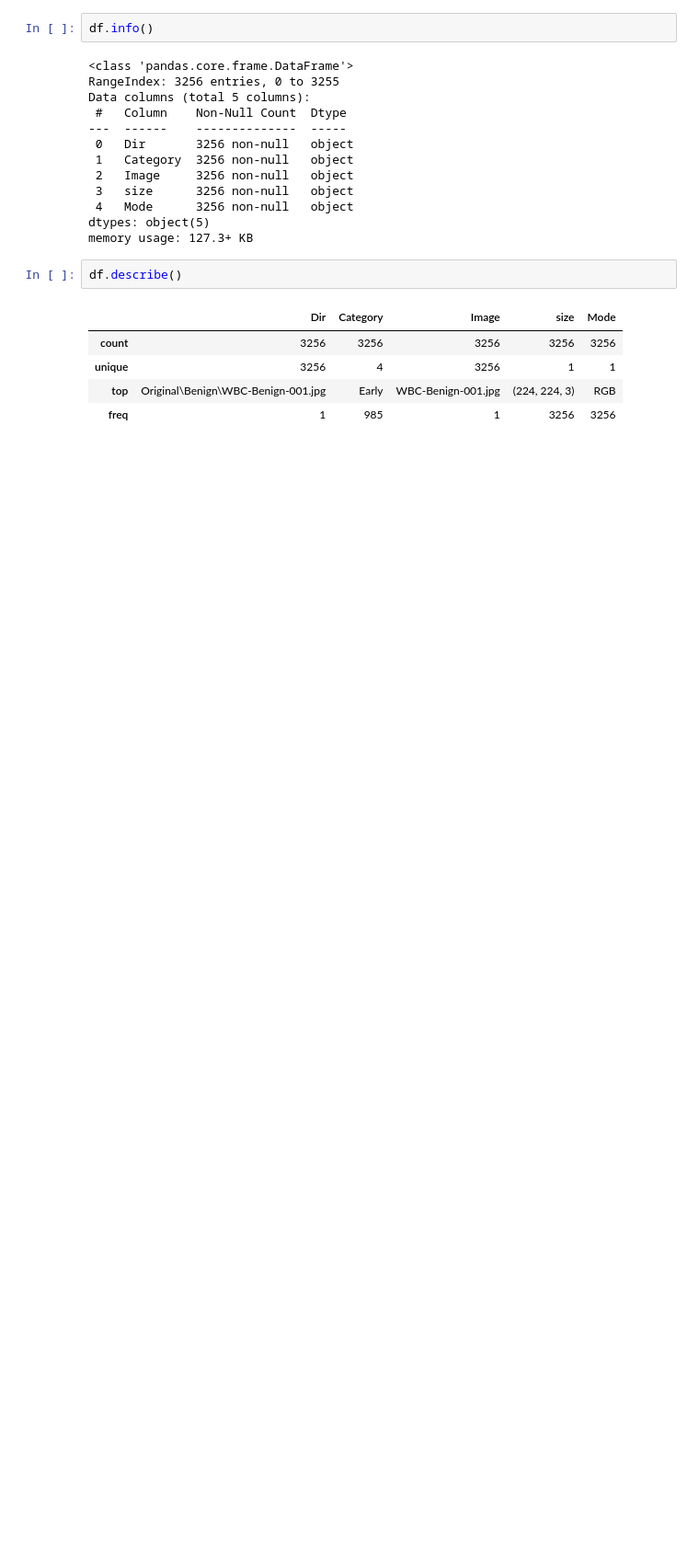
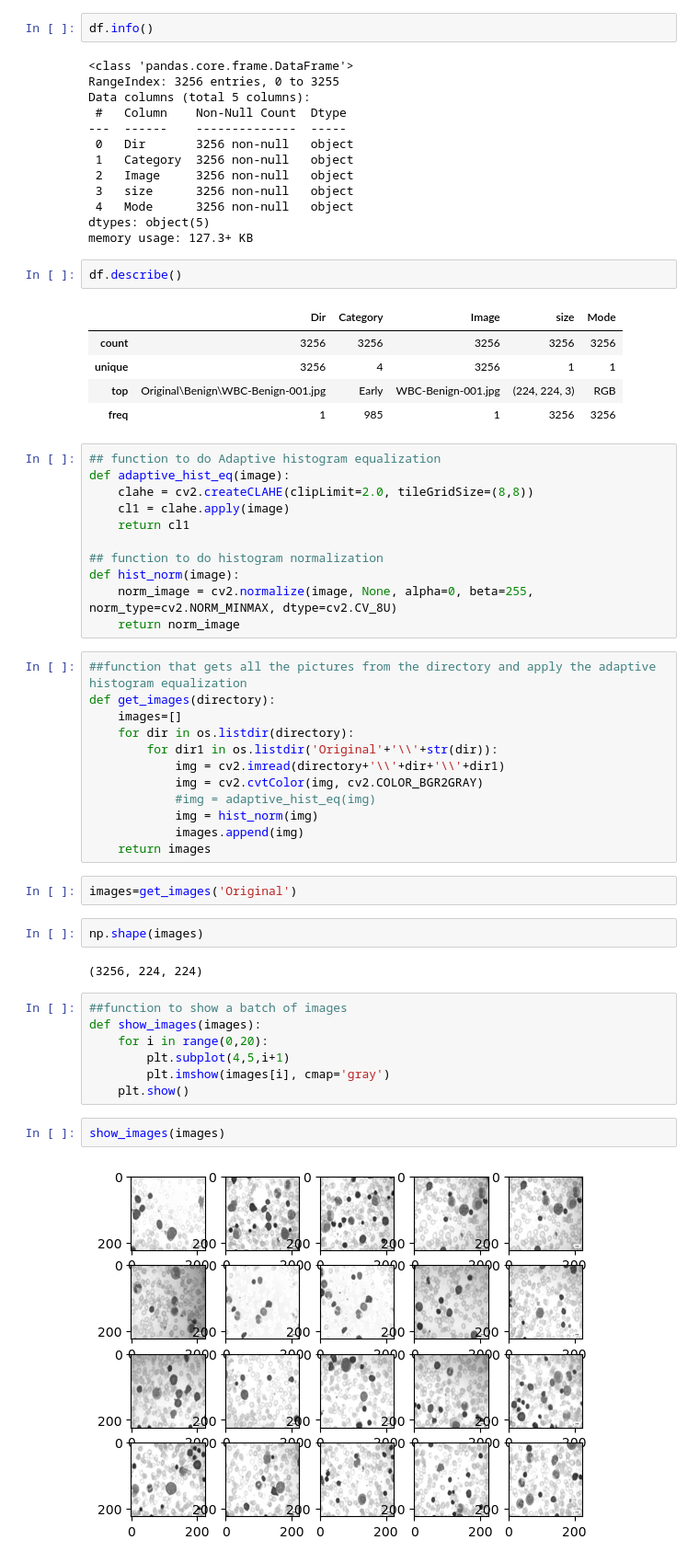
Before and after one commit to Fnriquel/281-Project, a Jupyter notebook: EDA.ipynb, the cells around one changed output. Shown: that part at 92% size. Cells and saved outputs as stored; diff of their text form; blank space fills up the shorter version.

```diff
--- a/EDA.ipynb
+++ b/EDA.ipynb
@@ -98,3 +98,43 @@ df.describe()
 | unique | 3256 | 4 | 3256 | 1 | 1 |
 | top | Original\Benign\WBC-Benign-001.jpg | Early | WBC-Benign-001.jpg | (224, 224, 3) | RGB |
 | freq | 1 | 985 | 1 | 3256 | 3256 |
+# %%
+## function to do Adaptive histogram equalization
+def adaptive_hist_eq(image):
+    clahe = cv2.createCLAHE(clipLimit=2.0, tileGridSize=(8,8))
+    cl1 = clahe.apply(image)
+    return cl1
+
+## function to do histogram normalization
+def hist_norm(image):
+    norm_image = cv2.normalize(image, None, alpha=0, beta=255, norm_type=cv2.NORM_MINMAX, dtype=cv2.CV_8U)
+    return norm_image
+# %%
+##function that gets all the pictures from the directory and apply the adaptive histogram equalization
+def get_images(directory):
+    images=[]
+    for dir in os.listdir(directory):
+        for dir1 in os.listdir('Original'+'\\'+str(dir)):
+            img = cv2.imread(directory+'\\'+dir+'\\'+dir1)
+            img = cv2.cvtColor(img, cv2.COLOR_BGR2GRAY)
+            #img = adaptive_hist_eq(img)
+            img = hist_norm(img)
+            images.append(img)
+    return images
+# %%
+images=get_images('Original')
+# %%
+np.shape(images)
+# %% [output]
+(3256, 224, 224)
+# %%
+##function to show a batch of images
+def show_images(images):
+    for i in range(0,20):
+        plt.subplot(4,5,i+1)
+        plt.imshow(images[i], cmap='gray')
+    plt.show()
+# %%
+show_images(images)
+# %% [output]
+[figure, added]
```
